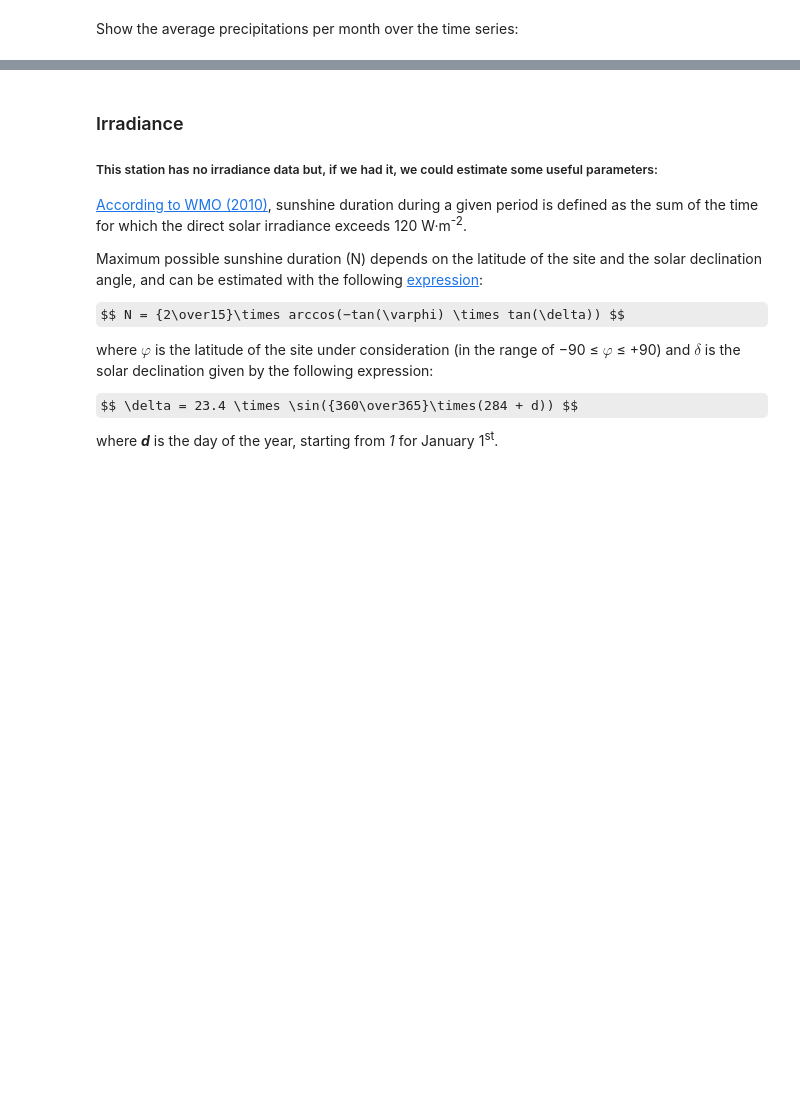
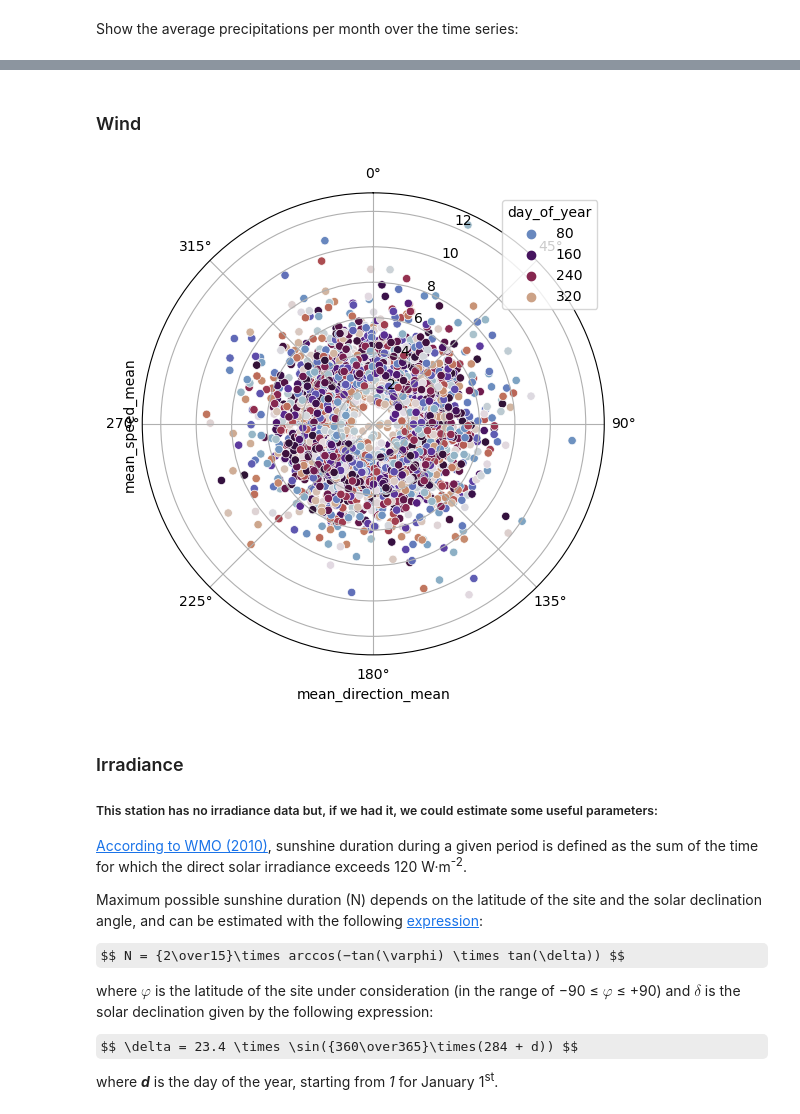
Before and after one commit to markeletona/euskalmet, a Jupyter notebook: scripts/data_representation.ipynb, the cells around one changed output, grey strips where cells are left out. Drawn from its saved outputs; the diff is of its cells as text; code cells hidden in the pictures; some formulas as TeX source; blank space fills up the shorter version.

Commit message:
update of data representation

```diff
--- a/scripts/data_representation.ipynb
+++ b/scripts/data_representation.ipynb
@@ -244,3 +246,19 @@ plt.show(bp_prec)
+# %% [markdown]
+### Wind
+# %%
+fig_w_daily, ax_w_daily = plt.subplots(figsize=(6, 6), subplot_kw={'projection': 'polar'})
+cmap = mpl.colormaps['twilight']
+sc_w = sns.scatterplot(
+    data=daily,
+    x="mean_direction_mean", y="mean_speed_mean",
+    hue="day_of_year",
+    palette=cmap,
+)
+ax_w_daily.set_theta_zero_location("N")  # theta=0 at the top
+ax_w_daily.set_theta_direction(-1)  # theta increasing clockwise
+# plt.figure.colorbar(sc_w)
+# %% [output]
+[figure, added]
 # %% [markdown]
 ### Irradiance
 
```
Also changed, not shown: parts of 10 cells of this notebook.
